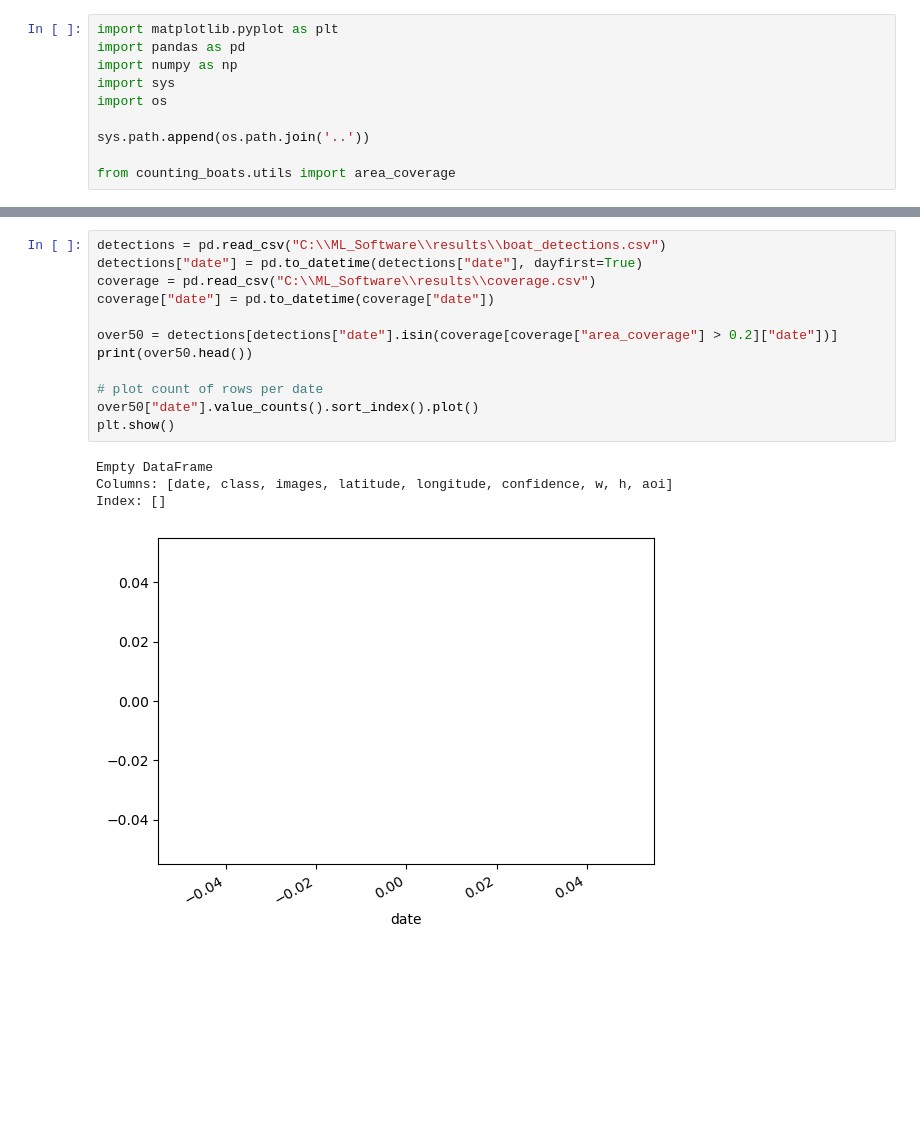
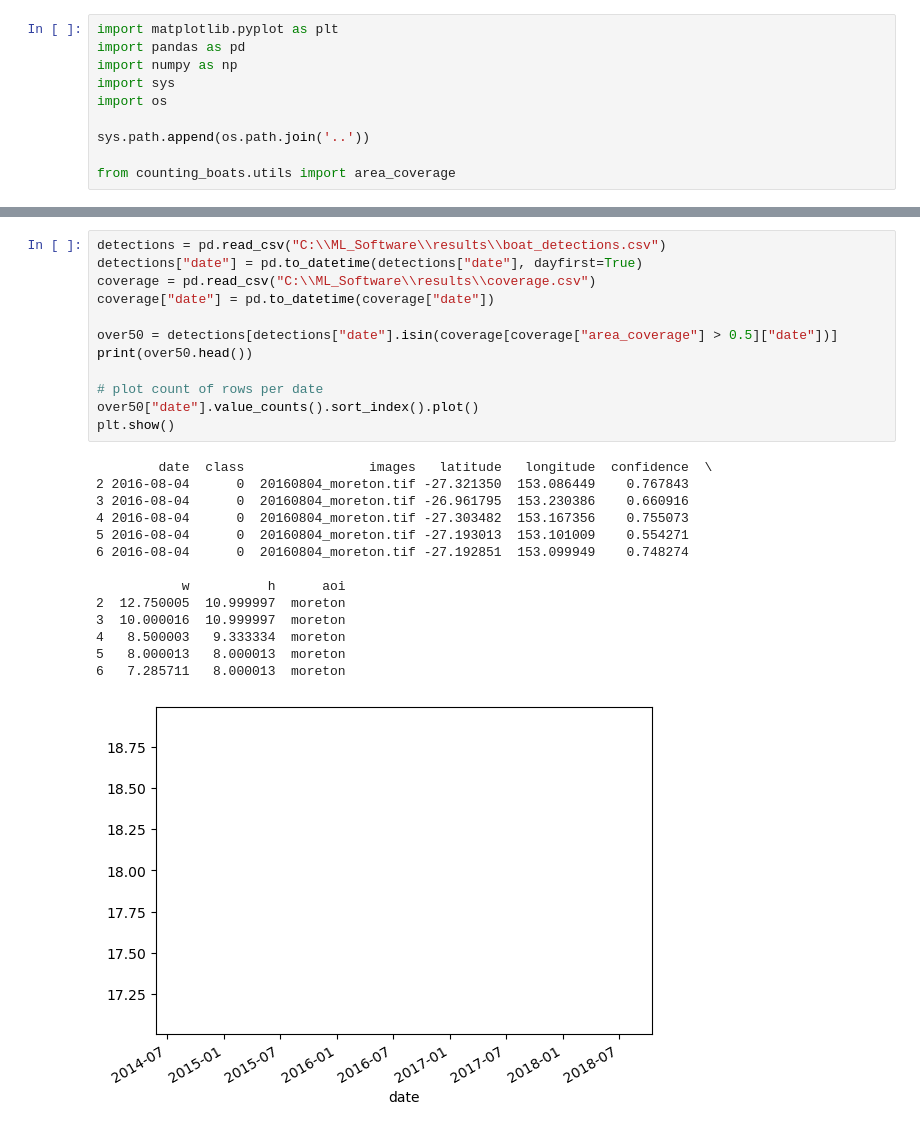
Before and after one commit to swforrest/counting_waterholes, a Jupyter notebook: visualisation/timeseries.ipynb, the cells around one changed output, grey strips where cells are left out. Cells and saved outputs as stored; diff of their text form; blank space fills up the shorter version.

```diff
--- a/visualisation/timeseries.ipynb
+++ b/visualisation/timeseries.ipynb
@@ -67,17 +53,27 @@ plt.show()
 # %%
 detections = pd.read_csv("C:\\ML_Software\\results\\boat_detections.csv")
 detections["date"] = pd.to_datetime(detections["date"], dayfirst=True)
 coverage = pd.read_csv("C:\\ML_Software\\results\\coverage.csv")
 coverage["date"] = pd.to_datetime(coverage["date"])
 
-over50 = detections[detections["date"].isin(coverage[coverage["area_coverage"] > 0.2]["date"])]
+over50 = detections[detections["date"].isin(coverage[coverage["area_coverage"] > 0.5]["date"])]
 print(over50.head())
 
 # plot count of rows per date
 over50["date"].value_counts().sort_index().plot()
 plt.show()
 # %% [output]
-Empty DataFrame
-Columns: [date, class, images, latitude, longitude, confidence, w, h, aoi]
-Index: []
+        date  class                images   latitude   longitude  confidence  \
+2 2016-08-04      0  20160804_moreton.tif -27.321350  153.086449    0.767843
+3 2016-08-04      0  20160804_moreton.tif -26.961795  153.230386    0.660916
+4 2016-08-04      0  20160804_moreton.tif -27.303482  153.167356    0.755073
+5 2016-08-04      0  20160804_moreton.tif -27.193013  153.101009    0.554271
+6 2016-08-04      0  20160804_moreton.tif -27.192851  153.099949    0.748274
+
+           w          h      aoi
+2  12.750005  10.999997  moreton
+3  10.000016  10.999997  moreton
+4   8.500003   9.333334  moreton
+5   8.000013   8.000013  moreton
+6   7.285711   8.000013  moreton
-[figure, old version]
+[figure, new version]
```
Also changed, not shown: parts of 4 cells of this notebook, 1 other file.
